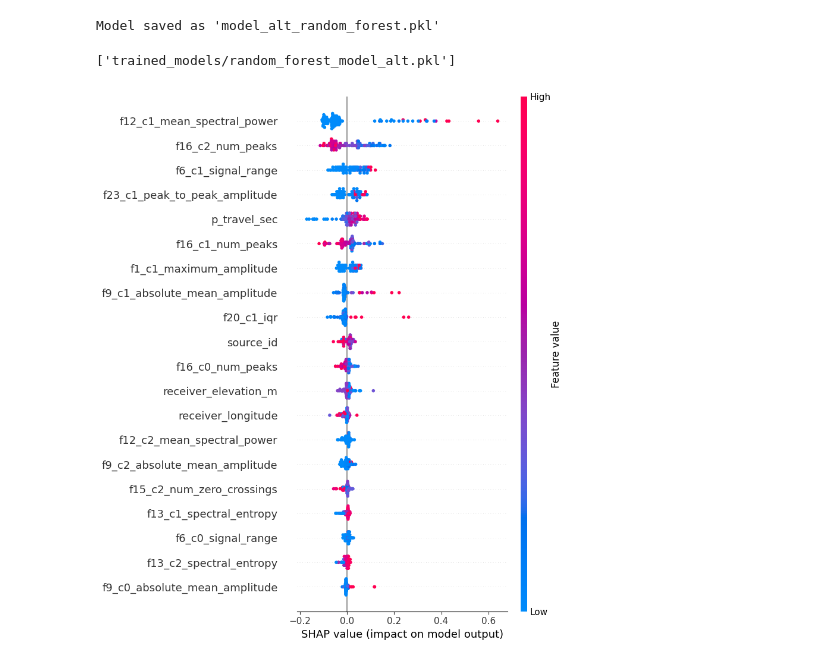
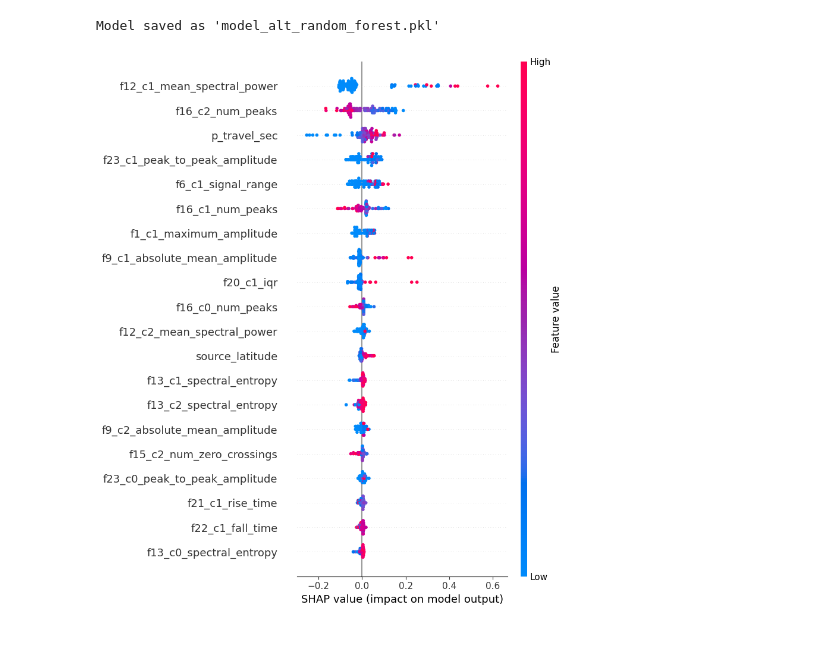
Before and after one commit to FRAMAX444/CNN-explainability-Earthquakes, a Jupyter notebook: regression.ipynb, the cells around one changed output. Cells and saved outputs as stored; diff of their text form; code cells hidden in the pictures.

```diff
--- a/regression.ipynb
+++ b/regression.ipynb
@@ -107,34 +40,3 @@ shap.summary_plot(shap_values, X_test_sample)
-# %%
-# Load the dataset
-file_path = r"C:\Users\frmar\OneDrive\Desktop\EQML Project\data_preprocessed\data_preprocessed\metadata_with_features.csv"
-df = pd.read_csv(file_path)
-
-# Specify target variable and features
-target_column = 'source_magnitude'
-features_to_remove = [
-    "trace_name",
-    "trace_start_time",
-    "network_code",
-    "receiver_name",
-    "receiver_type",
-    "receiver_elevation_m",
-    "receiver_latitude",
-    "receiver_longitude",
-    "source_id",
-    "source_magnitude_type",
-    ]
-
-
-features = df.drop(columns=[target_column] + features_to_remove)  # Drop the target column to create feature set
-X = features.select_dtypes(include=['float64', 'int64'])  # Use only numerical features
-y = df[target_column]
-
-# Handle missing values (if any)
-X.fillna(X.mean(), inplace=True)
-y.fillna(y.mean(), inplace=True)
-
-# Split the dataset
-X_train, X_test, y_train, y_test = train_test_split(X, y, test_size=0.2, random_state=42)
 # %%
 # Train a Random Forest Regressor
 model = RandomForestRegressor(random_state=42)
@@ -278,8 +179,2 @@ print("Model saved as 'model_alt_random_forest.pkl'")
 # %% [output]
 Model saved as 'model_alt_random_forest.pkl'
-# %%
-joblib.dump(model_alt, 'trained_models/random_forest_model_alt.pkl')
-# %% [output]
-['trained_models/random_forest_model_alt.pkl']
-# %%
-model_alt = joblib.load('trained_models/random_forest_model_alt.pkl')
@@ -286,12 +189,16 @@ model_alt = joblib.load('trained_models/random_forest_model_alt.pkl')
+# %%
+model_alt50 = joblib.load('trained_models/RF/random_forest_model_alt50.pkl')
+model_alt25 = joblib.load('trained_models/RF/random_forest_model_alt25.pkl')
+model_alt10 = joblib.load('trained_models/RF/random_forest_model_alt10.pkl')
 # %%
 # Take a small random sample of the test data
 X_test_sample = X_test.sample(n=100, random_state=42)
 
 # Use SHAP TreeExplainer for Random Forest
-explainer = shap.TreeExplainer(model_alt)
+explainer = shap.TreeExplainer(model_alt50)
 shap_values = explainer.shap_values(X_test_sample)
 
 # Plot the SHAP summary
 shap.summary_plot(shap_values, X_test_sample)
 # %% [output]
-[figure, old version]
+[figure, new version]
```
Also changed, not shown: parts of 12 cells of this notebook, 1 other file.
